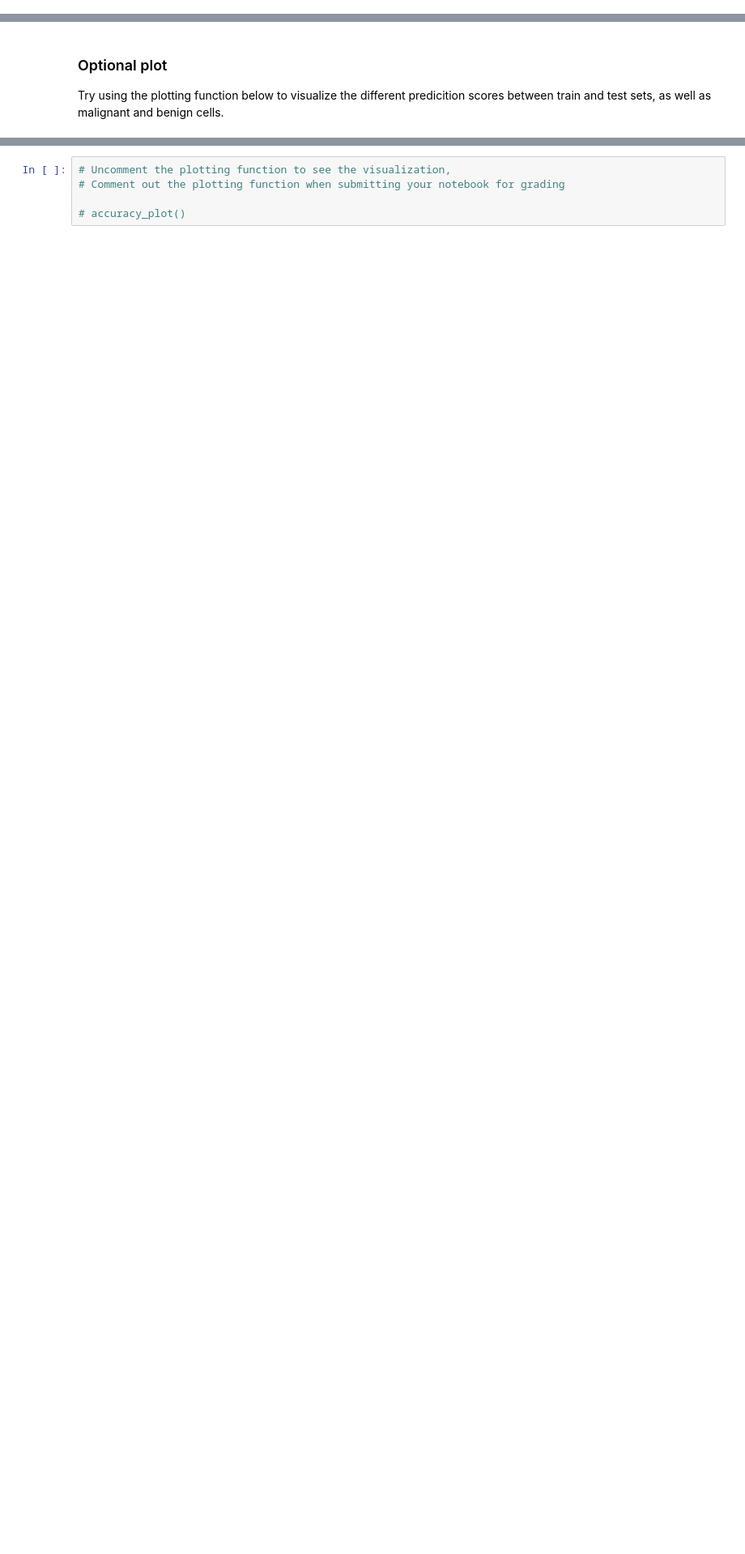
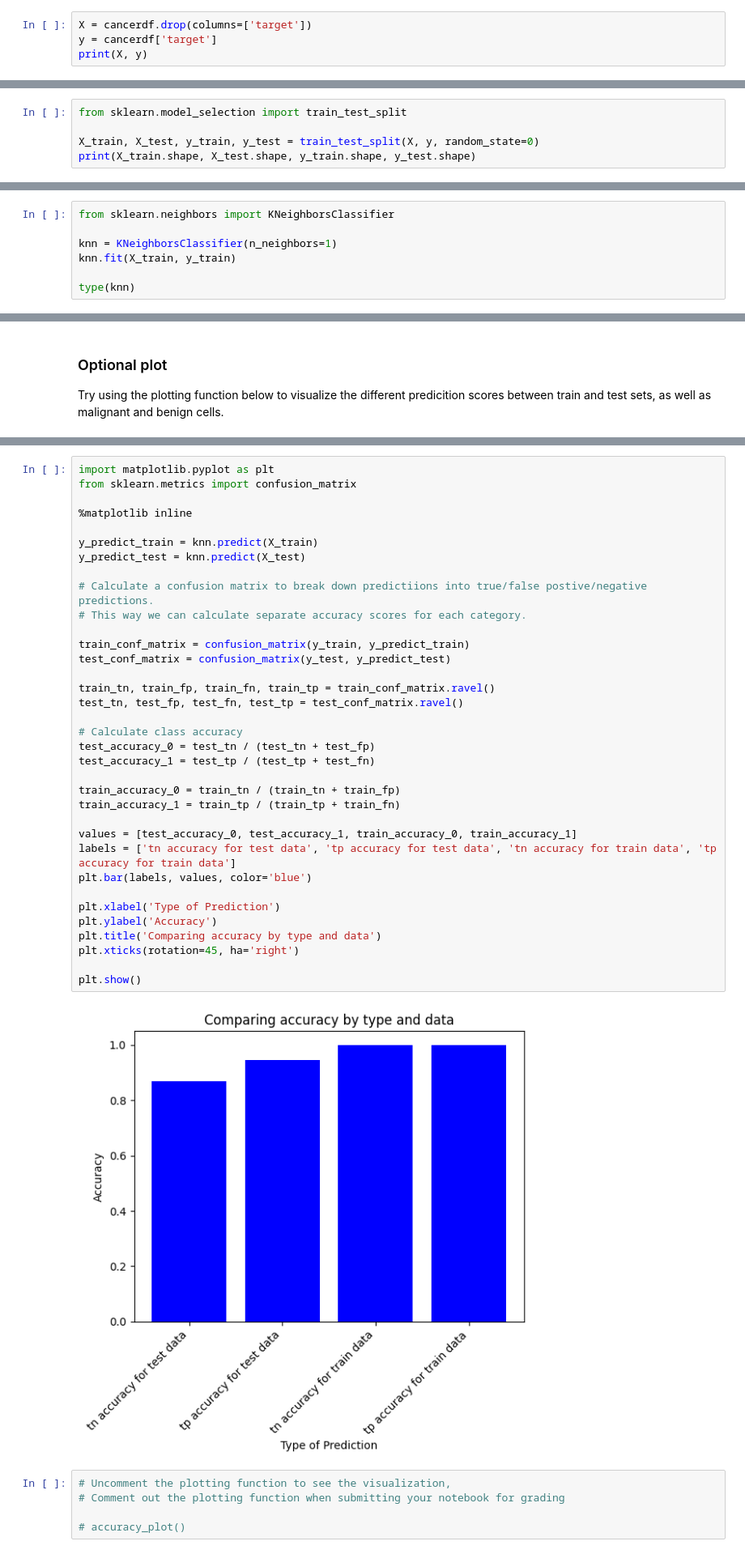
Before and after one commit to arishokri/michigan-ds, a Jupyter notebook: assignments/course3_assignment1/assignment1.ipynb, the cells around one changed output, grey strips where cells are left out. Shown at 81% size. Saved outputs shown, nothing was run; the diff lists cells and outputs as text; blank space fills up the shorter version.

```diff
--- a/assignments/course3_assignment1/assignment1.ipynb
+++ b/assignments/course3_assignment1/assignment1.ipynb
@@ -96,0 +130,4 @@ def answer_three():
+# %%
+X = cancerdf.drop(columns=['target'])
+y = cancerdf['target']
+print(X, y)
@@ -113,0 +163,5 @@ def answer_four():
+# %%
+from sklearn.model_selection import train_test_split
+
+X_train, X_test, y_train, y_test = train_test_split(X, y, random_state=0)
+print(X_train.shape, X_test.shape, y_train.shape, y_test.shape)
@@ -126,0 +175,7 @@ ans_five
+# %%
+from sklearn.neighbors import KNeighborsClassifier
+
+knn = KNeighborsClassifier(n_neighbors=1)
+knn.fit(X_train, y_train)
+
+type(knn)
@@ -166,3 +220,40 @@ def accuracy_plot():
+# %%
+import matplotlib.pyplot as plt
+from sklearn.metrics import confusion_matrix
+
+%matplotlib inline
+
+y_predict_train = knn.predict(X_train)
+y_predict_test = knn.predict(X_test)
+
+# Calculate a confusion matrix to break down predictiions into true/false postive/negative predictions.
+# This way we can calculate separate accuracy scores for each category.
+
+train_conf_matrix = confusion_matrix(y_train, y_predict_train)
+test_conf_matrix = confusion_matrix(y_test, y_predict_test)
+
+train_tn, train_fp, train_fn, train_tp = train_conf_matrix.ravel()
+test_tn, test_fp, test_fn, test_tp = test_conf_matrix.ravel()
+
+# Calculate class accuracy
+test_accuracy_0 = test_tn / (test_tn + test_fp)
+test_accuracy_1 = test_tp / (test_tp + test_fn)
+
+train_accuracy_0 = train_tn / (train_tn + train_fp)
+train_accuracy_1 = train_tp / (train_tp + train_fn)
+
+values = [test_accuracy_0, test_accuracy_1, train_accuracy_0, train_accuracy_1]
+labels = ['tn accuracy for test data', 'tp accuracy for test data', 'tn accuracy for train data', 'tp accuracy for train data']
+plt.bar(labels, values, color='blue')
+
+plt.xlabel('Type of Prediction')
+plt.ylabel('Accuracy')
+plt.title('Comparing accuracy by type and data')
+plt.xticks(rotation=45, ha='right')
+
+plt.show()
+# %% [output]
+[figure, added]
 # %%
 # Uncomment the plotting function to see the visualization,
 # Comment out the plotting function when submitting your notebook for grading
```
Also changed, not shown: parts of 21 cells of this notebook, 1 other file.
